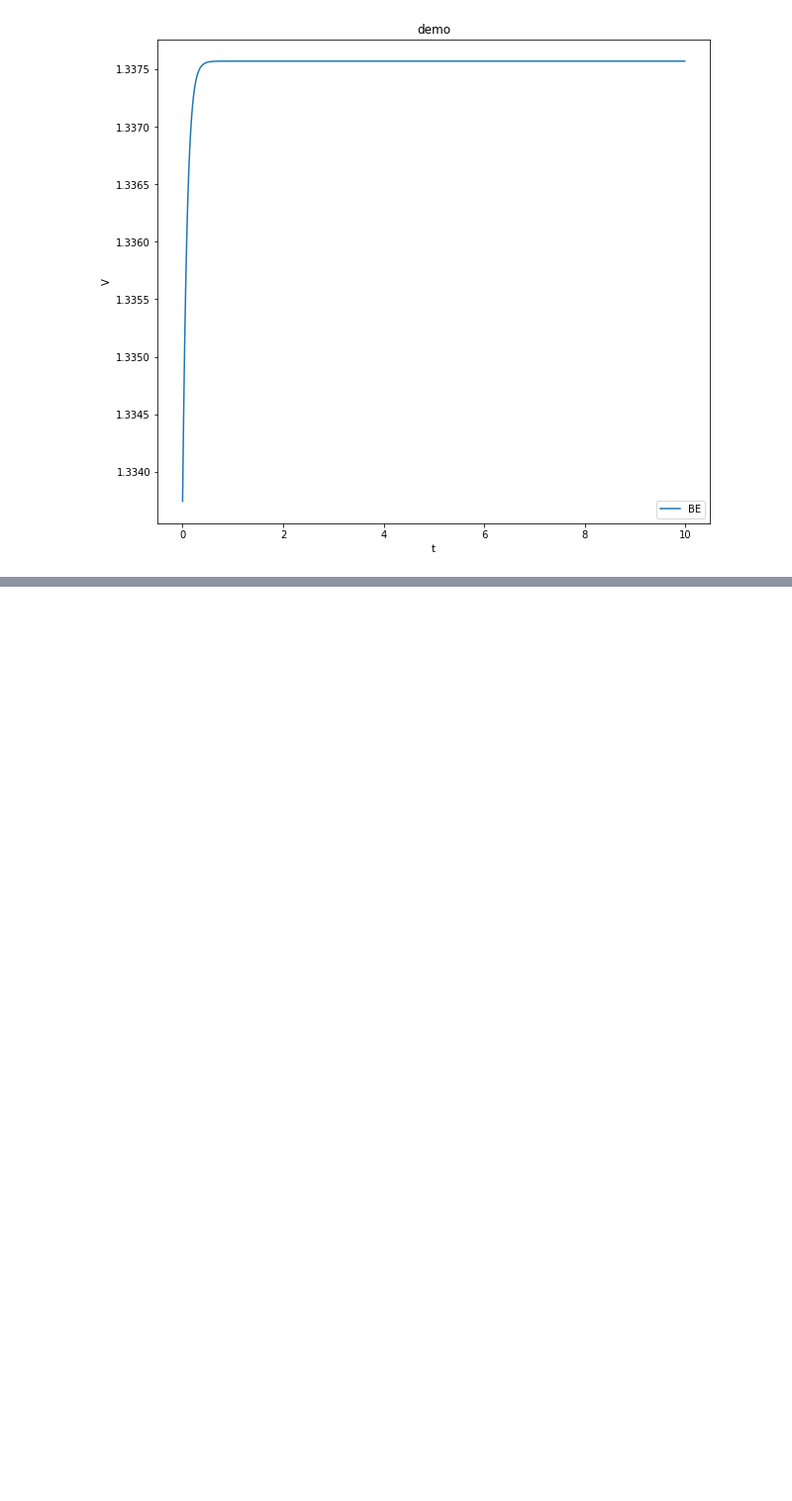
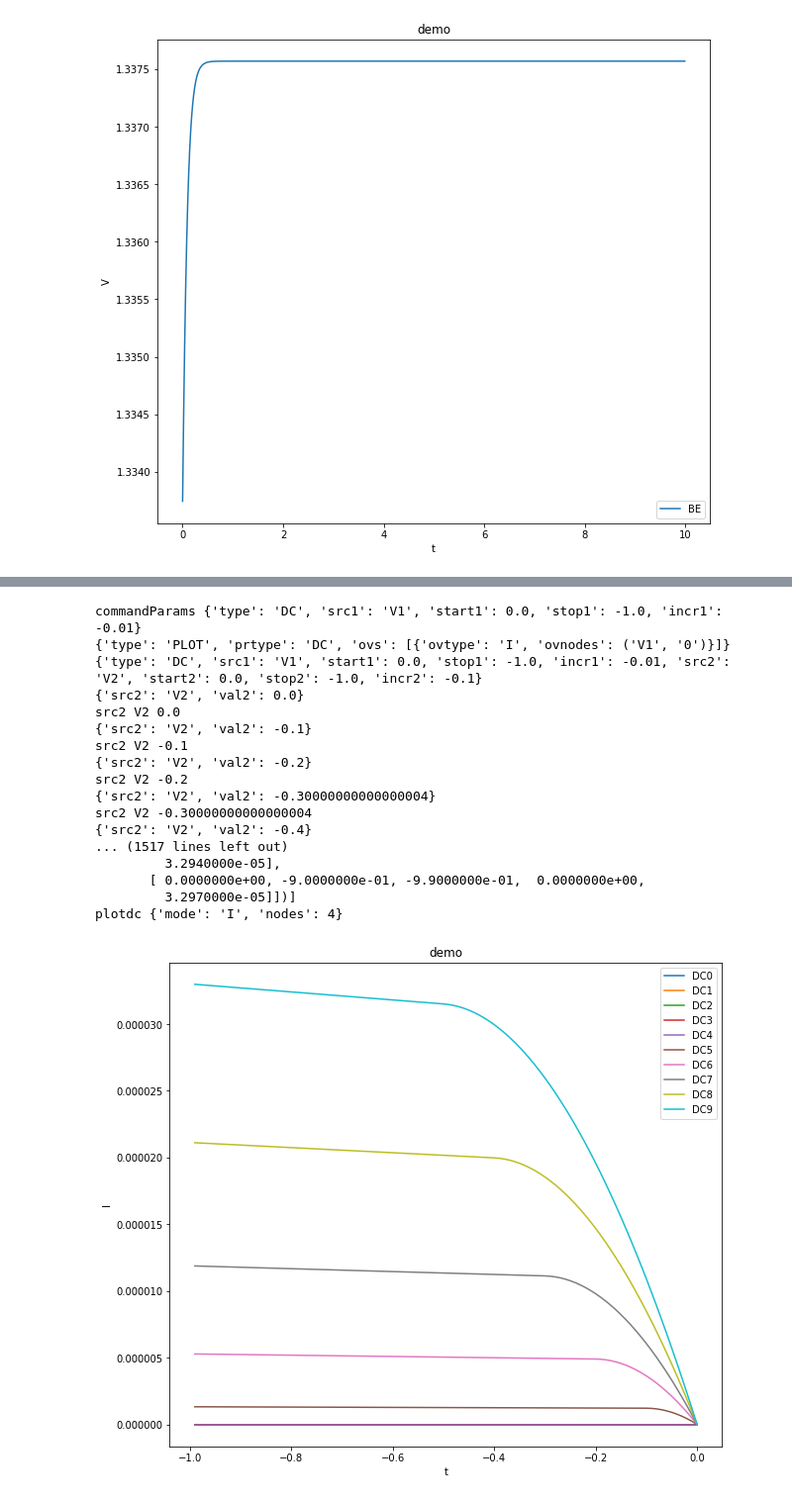
Before and after one commit to GaryYuyjl/EDAproject, a Jupyter notebook: 未命名.ipynb, the cells around one changed output, grey strips where cells are left out. Shown at 99% size. Drawn from its saved outputs; the diff is of its cells as text; code cells hidden in the pictures; blank space fills up the shorter version.

```diff
--- a/未命名.ipynb
+++ b/未命名.ipynb
@@ -196,3 +235,42 @@ mySpice.plotTranWithMatplotlib(step=0.01, stop = 1000)
+# %%
+netlist = """
+*netlist example 1
+*netlist example 1
+V2 1 0 -0.7
+V1 2 0 0.4
+M1 2 1 0 0 PMOS
+
+.plot DC I(V1)
+.DC V1 0 -1 -0.01 V2 0 -1 -0.1
+.end
+"""
+
+from Spice import Spice
+mySpice = Spice()
+mySpice.parse(netlist)
+mySpice.plotDCWithMatplotlib(0, -1, -0.01)
+#mySpice.solveTran(method='BE', step=0.01, stop = 1000)
+#mySpice.solveTran(method='BE')
+#mySpice.plotTranWithMatplotlib(step=0.01, stop = 1000)
+# %% [output]
+commandParams {'type': 'DC', 'src1': 'V1', 'start1': 0.0, 'stop1': -1.0, 'incr1': -0.01}
+{'type': 'PLOT', 'prtype': 'DC', 'ovs': [{'ovtype': 'I', 'ovnodes': ('V1', '0')}]}
+{'type': 'DC', 'src1': 'V1', 'start1': 0.0, 'stop1': -1.0, 'incr1': -0.01, 'src2': 'V2', 'start2': 0.0, 'stop2': -1.0, 'incr2': -0.1}
+{'src2': 'V2', 'val2': 0.0}
+src2 V2 0.0
+{'src2': 'V2', 'val2': -0.1}
+src2 V2 -0.1
+{'src2': 'V2', 'val2': -0.2}
+src2 V2 -0.2
+{'src2': 'V2', 'val2': -0.30000000000000004}
+src2 V2 -0.30000000000000004
+{'src2': 'V2', 'val2': -0.4}
+... (1517 lines left out)
+         3.2940000e-05],
+       [ 0.0000000e+00, -9.0000000e-01, -9.9000000e-01,  0.0000000e+00,
+         3.2970000e-05]])]
+plotdc {'mode': 'I', 'nodes': 4}
+[figure, added]
 # %%
 netlist = """
 *netlist example 1
```
Also changed, not shown: parts of 2 cells of this notebook, 4 other files.
